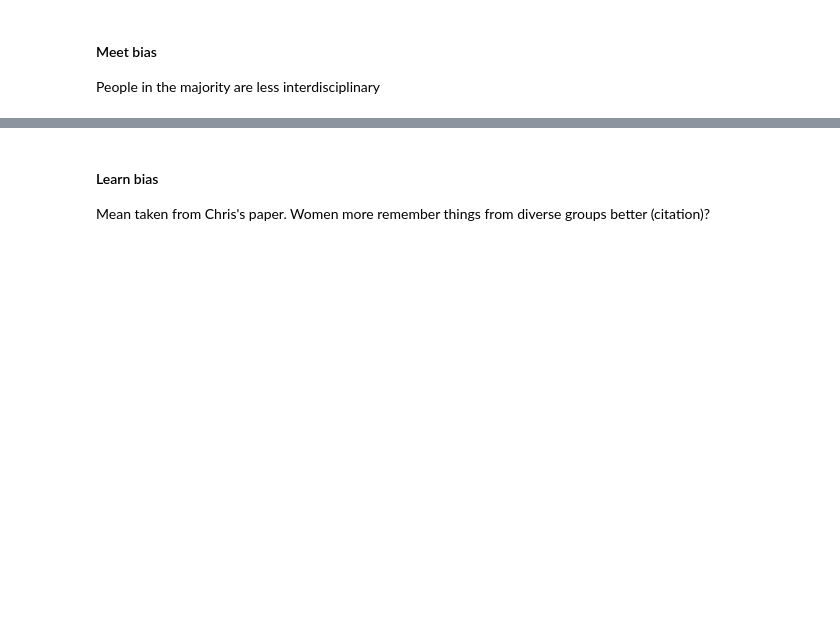
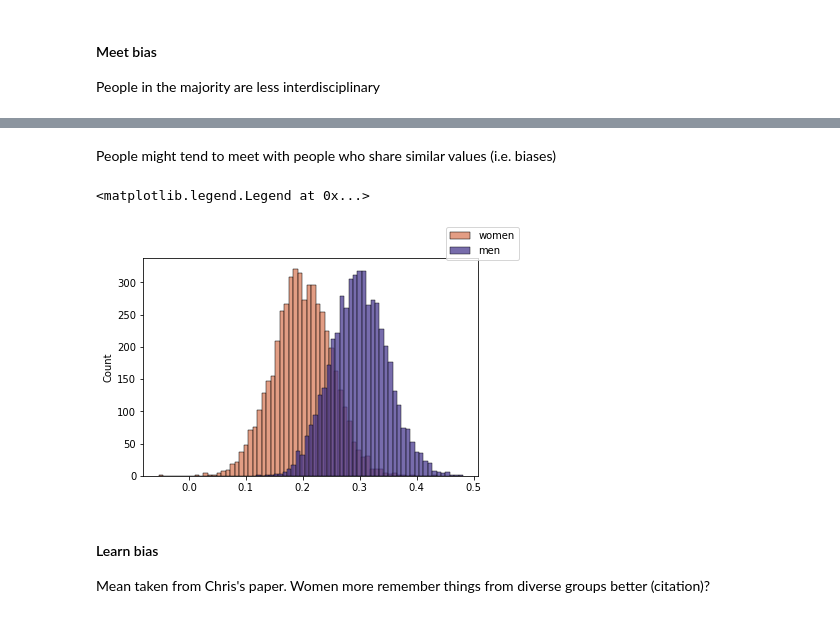
Before and after one commit to jastiso/modeling_citations, a Jupyter notebook: scripts/simulations.ipynb, the cells around one changed output, grey strips where cells are left out. Drawn from its saved outputs; the diff is of its cells as text; code cells hidden in the pictures; blank space fills up the shorter version.

Commit message:
added meeting function based on shared biases

```diff
--- a/scripts/simulations.ipynb
+++ b/scripts/simulations.ipynb
@@ -81,3 +81,16 @@ f.legend(labels=['women','men'])
+# %% [markdown]
+People might tend to meet with people who share similar values (i.e. biases)
+# %%
+meetb_w = (0.2,0.05)
+meetb_m = (0.3,0.05)
+# %%
+f,ax = plt.subplots(1,1,figsize=(6,4))
+sns.histplot(np.random.normal(loc=meet_w[0],scale=meetb_w[1],size=5000), color=colors[0])
+sns.histplot(np.random.normal(loc=meet_m[0],scale=meetb_m[1],size=5000), color=colors[1])
+f.legend(labels=['women','men'])
+# %% [output]
+<matplotlib.legend.Legend at 0x...>
+[figure, added]
 # %% [markdown]
 #### Learn bias
 Mean taken from Chris's paper. Women more remember things from diverse groups better (citation)?
```
Also changed, not shown: parts of 19 cells of this notebook, 2 other files.
